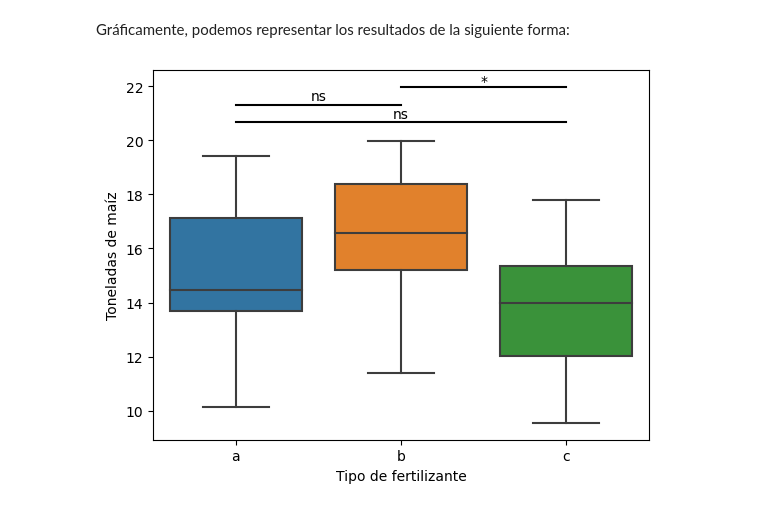
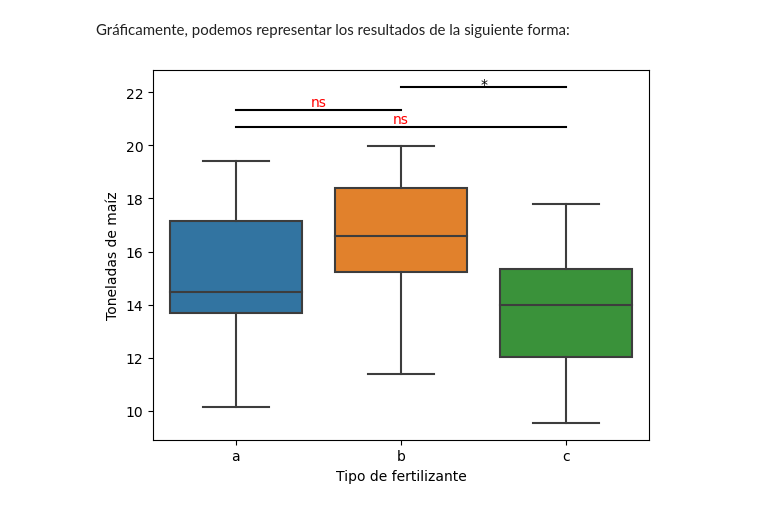
Before and after one commit to jealcalat/Analisis_multivariado-deprecated-, a Jupyter notebook: 4_tecnicas_multivariadas/4.1_anova_manova_ancova.ipynb, the cells around one changed output. Saved outputs shown, nothing was run; the diff lists cells and outputs as text; code cells hidden in the pictures.

```diff
--- a/4_tecnicas_multivariadas/4.1_anova_manova_ancova.ipynb
+++ b/4_tecnicas_multivariadas/4.1_anova_manova_ancova.ipynb
@@ -353,8 +353,9 @@ De los resultados, podemos concluir que el tipo de fertilizante C produce menos
 Gráficamente, podemos representar los resultados de la siguiente forma:
 # %%
 import seaborn as sns
+import statsmodels.stats.multicomp as multi
 
-def plot_boxplots_with_significance(df, x_col, y_col, tukey, alpha=0.05, xlabel=None, ylabel=None, title=None):
+def plot_boxplots_with_significance(df, x_col, y_col, tukey=None, alpha=0.05, xlabel=None, ylabel=None, title=None):
     """
     Plots boxplots of y_col for each group in x_col in df.
     Adds horizontal lines between groups with significant differences.
@@ -384,41 +385,55 @@ def plot_boxplots_with_significance(df, x_col, y_col, tukey, alpha=0.05, xlabel=
     ax.set_ylabel(ylabel)
     ax.set_title(title)
     # Extract the pairwise comparisons from the summary
+    if tukey is None:
+        tukey = multi.pairwise_tukeyhsd(df[y_col], df[x_col], alpha=alpha)
+
     pairs = tukey.summary().data[1:]
     # Add the horizontal lines and asterisks for significant differences
     groups = df[x_col].unique()
     ypos = df[y_col].max() * 1.1
     # Get the xtick positions
     xtick_pos = ax.get_xticks()
+    # count the number of significant comparisons
+    sig_count = 0
+    ypos_sig = df[y_col].max() * 1.1
     for pair in pairs:
         # Get the group names
         group1 = pair[0]
         group2 = pair[1]
         # Get the pvalue, corresponding to the fourth column of the summary
         pvalue = float(pair[3])
         if pvalue < alpha:
-            ypos_sig = df[y_col].max() * 1.1
+
+            if sig_count != 0:
+                if ypos_sig < ypos:
+                    ypos_sig = ypos #* 1.025
+                else:
+                    ypos_sig = ypos_sig * 1.02
+            else:
+                ypos_sig = ypos_sig * 1.01
+            sig_count += 1
             # get the index of the group names in the groups array
             idx1 = np.where(groups == group1)[0][0]
             idx2 = np.where(groups == group2)[0][0]
             # get the xtick positions for the specific pair of groups
             xpos = [xtick_pos[idx1], xtick_pos[idx2]]
             # plot the line if significant
             plt.plot(xpos, [ypos_sig, ypos_sig], lw=1.5, c='k')
             # plot the asterisk if significant
-            plt.text((xtick_pos[idx1]+xtick_pos[idx2])/2, ypos_sig*1.01, "*", ha='center', va='center')
+            plt.text((xtick_pos[idx1]+xtick_pos[idx2])/2, ypos_sig*1.005, "*", ha='center', va='center')
         else:
             ypos = ypos * 0.97
             idx1 = np.where(groups == group1)[0][0]
             idx2 = np.where(groups == group2)[0][0]
             xpos = [xtick_pos[idx1], xtick_pos[idx2]]
             plt.plot(xpos, [ypos, ypos], lw=1.5, c='k')
-            plt.text((xtick_pos[idx1]+xtick_pos[idx2])/2, ypos * 1.015, "ns", ha='center', va='center')
+            plt.text((xtick_pos[idx1]+xtick_pos[idx2])/2, ypos * 1.015, "ns", c = 'red', ha='center', va='center')
 
 plot_boxplots_with_significance(df, "group", "y",
                                 tukey=tukey, alpha=0.05,
                                 xlabel="Tipo de fertilizante",
                                 ylabel="Toneladas de maíz",
                                 title="")
 # %% [output]
-[figure, old version]
+[figure, new version]
```
Also changed, not shown: parts of 6 cells of this notebook.
